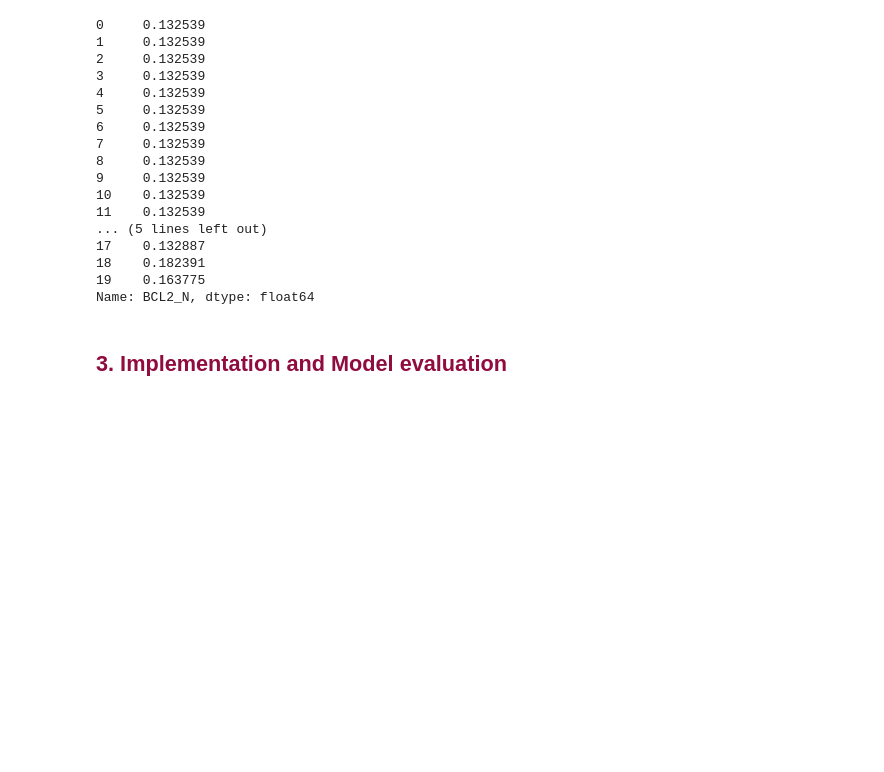
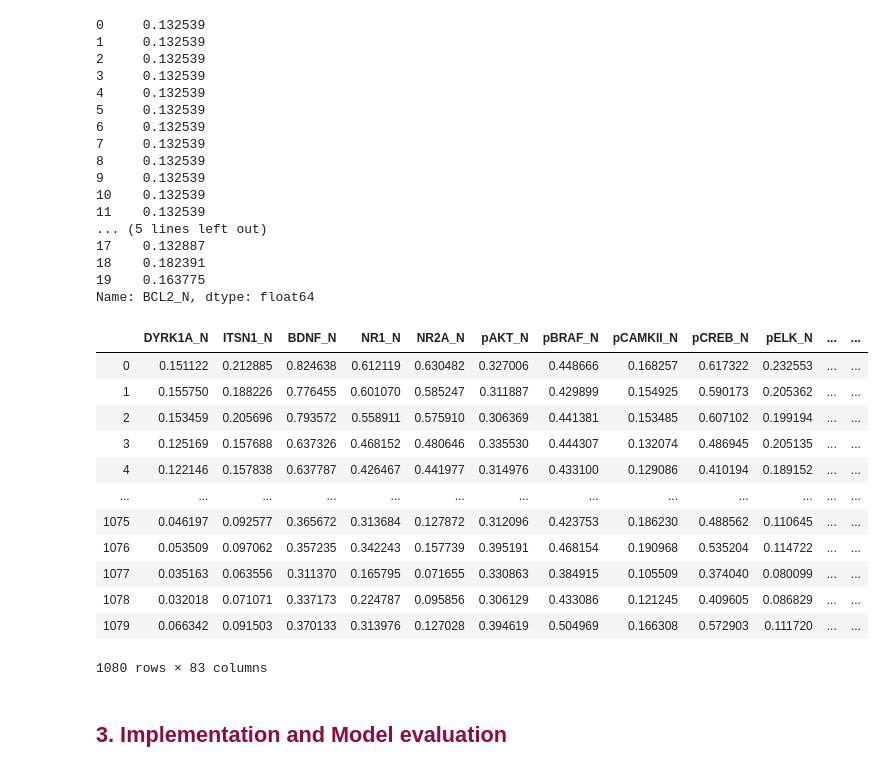
Before and after one commit to NurhandeAkyuz/Mice-Protein-Expression-Data-Analysis, a Jupyter notebook: notebook.ipynb, the cells around one changed output. Cells and saved outputs as stored; diff of their text form; code cells hidden in the pictures; blank space fills up the shorter version.

Commit message:
normalization is done

```diff
--- a/notebook.ipynb
+++ b/notebook.ipynb
@@ -153,6 +153,34 @@ DF['BCL2_N'][:20] # to check if null values are filled by mean value in BCL2_N c
 18    0.182391
 19    0.163775
 Name: BCL2_N, dtype: float64
+# %%
+def minMaxNormalization(df):
+    # copy the dataframe
+    df_norm = df.copy()
+    # apply min-max scaling
+    for column in df_norm.columns[:77]:  #for numeric values
+        df_norm[column] = (df_norm[column] - df_norm[column].min()) / (df_norm[column].max() - df_norm[column].min())
+
+    return df_norm
+
+# call the min_max_scaling function
+normalizedDF = minMaxNormalization(DF)
+
+normalizedDF
+# %% [output]
+|  | DYRK1A_N | ITSN1_N | BDNF_N | NR1_N | NR2A_N | pAKT_N | pBRAF_N | pCAMKII_N | pCREB_N | pELK_N | ... | ... |
+| 0 | 0.151122 | 0.212885 | 0.824638 | 0.612119 | 0.630482 | 0.327006 | 0.448666 | 0.168257 | 0.617322 | 0.232553 | ... | ... |
+| 1 | 0.155750 | 0.188226 | 0.776455 | 0.601070 | 0.585247 | 0.311887 | 0.429899 | 0.154925 | 0.590173 | 0.205362 | ... | ... |
+| 2 | 0.153459 | 0.205696 | 0.793572 | 0.558911 | 0.575910 | 0.306369 | 0.441381 | 0.153485 | 0.607102 | 0.199194 | ... | ... |
+| 3 | 0.125169 | 0.157688 | 0.637326 | 0.468152 | 0.480646 | 0.335530 | 0.444307 | 0.132074 | 0.486945 | 0.205135 | ... | ... |
+| 4 | 0.122146 | 0.157838 | 0.637787 | 0.426467 | 0.441977 | 0.314976 | 0.433100 | 0.129086 | 0.410194 | 0.189152 | ... | ... |
+| ... | ... | ... | ... | ... | ... | ... | ... | ... | ... | ... | ... | ... |
+| 1075 | 0.046197 | 0.092577 | 0.365672 | 0.313684 | 0.127872 | 0.312096 | 0.423753 | 0.186230 | 0.488562 | 0.110645 | ... | ... |
+| 1076 | 0.053509 | 0.097062 | 0.357235 | 0.342243 | 0.157739 | 0.395191 | 0.468154 | 0.190968 | 0.535204 | 0.114722 | ... | ... |
+| 1077 | 0.035163 | 0.063556 | 0.311370 | 0.165795 | 0.071655 | 0.330863 | 0.384915 | 0.105509 | 0.374040 | 0.080099 | ... | ... |
+| 1078 | 0.032018 | 0.071071 | 0.337173 | 0.224787 | 0.095856 | 0.306129 | 0.433086 | 0.121245 | 0.409605 | 0.086829 | ... | ... |
+| 1079 | 0.066342 | 0.091503 | 0.370133 | 0.313976 | 0.127028 | 0.394619 | 0.504969 | 0.166308 | 0.572903 | 0.111720 | ... | ... |
+1080 rows × 83 columns
 # %% [markdown]
 ## <span style="color:#900C3F;">3. Implementation and Model evaluation</span>
 # %% [markdown]
```
